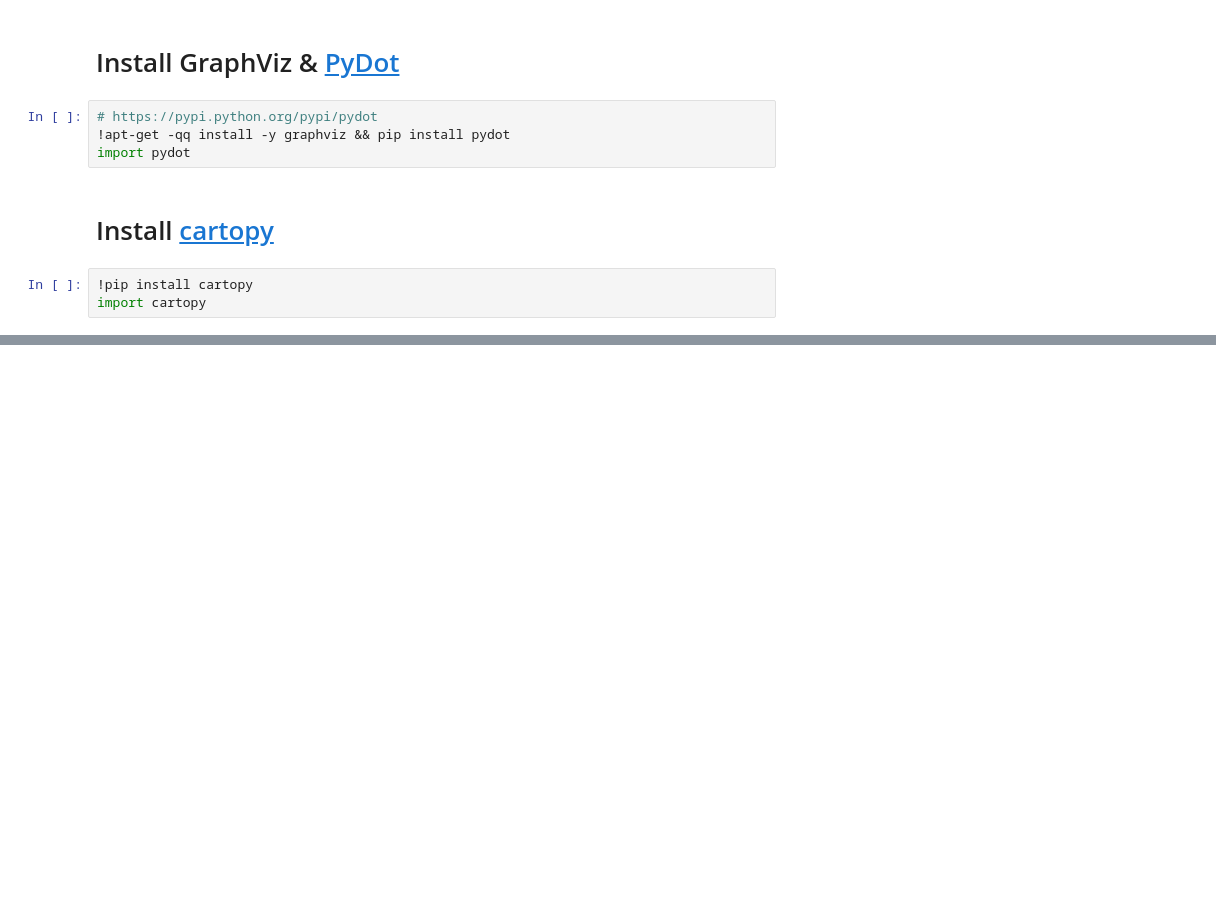
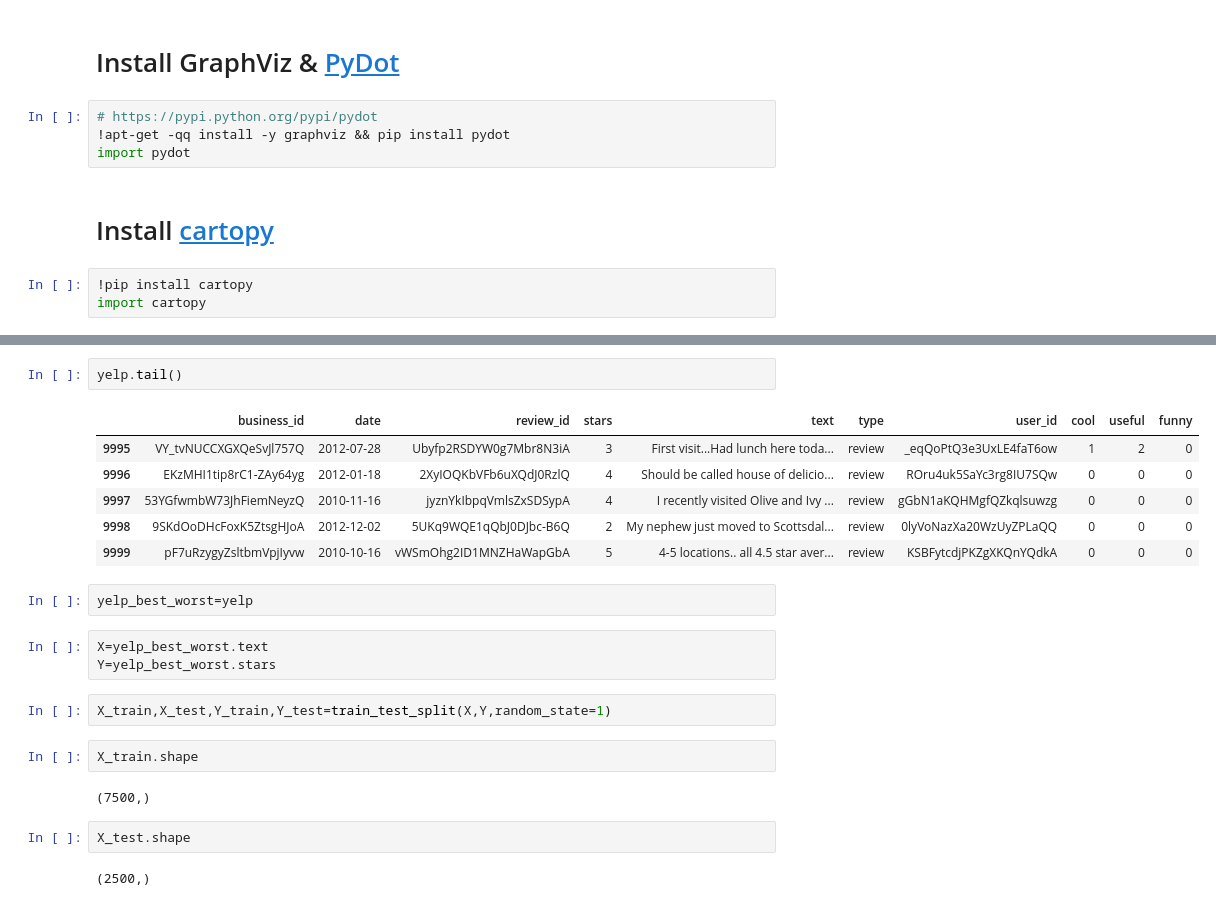
Before and after one commit to shivanginayak-bit/shivanginayak-bit, a Jupyter notebook: Snippets_Importing_libraries.ipynb, the cells around one changed output, grey strips where cells are left out. Drawn from its saved outputs; the diff is of its cells as text; blank space fills up the shorter version.

```diff
--- a/Snippets_Importing_libraries.ipynb
+++ b/Snippets_Importing_libraries.ipynb
@@ -431,0 +61,24 @@ ImportError: cannot import name 'elasticsearchDocumentStore' from 'haystack.docu
+# %%
+yelp.tail()
+# %% [output]
+|  | business_id | date | review_id | stars | text | type | user_id | cool | useful | funny |
+| 9995 | VY_tvNUCCXGXQeSvJl757Q | 2012-07-28 | Ubyfp2RSDYW0g7Mbr8N3iA | 3 | First visit...Had lunch here toda... | review | _eqQoPtQ3e3UxLE4faT6ow | 1 | 2 | 0 |
+| 9996 | EKzMHI1tip8rC1-ZAy64yg | 2012-01-18 | 2XyIOQKbVFb6uXQdJ0RzlQ | 4 | Should be called house of delicio... | review | ROru4uk5SaYc3rg8IU7SQw | 0 | 0 | 0 |
+| 9997 | 53YGfwmbW73JhFiemNeyzQ | 2010-11-16 | jyznYkIbpqVmlsZxSDSypA | 4 | I recently visited Olive and Ivy ... | review | gGbN1aKQHMgfQZkqlsuwzg | 0 | 0 | 0 |
+| 9998 | 9SKdOoDHcFoxK5ZtsgHJoA | 2012-12-02 | 5UKq9WQE1qQbJ0DJbc-B6Q | 2 | My nephew just moved to Scottsdal... | review | 0lyVoNazXa20WzUyZPLaQQ | 0 | 0 | 0 |
+| 9999 | pF7uRzygyZsltbmVpjIyvw | 2010-10-16 | vWSmOhg2ID1MNZHaWapGbA | 5 | 4-5 locations.. all 4.5 star aver... | review | KSBFytcdjPKZgXKQnYQdkA | 0 | 0 | 0 |
+# %%
+yelp_best_worst=yelp
+# %%
+X=yelp_best_worst.text
+Y=yelp_best_worst.stars
+# %%
+X_train,X_test,Y_train,Y_test=train_test_split(X,Y,random_state=1)
+# %%
+X_train.shape
+# %% [output]
+(7500,)
+# %%
+X_test.shape
+# %% [output]
+(2500,)
```
Also changed, not shown: parts of 55 cells of this notebook.
